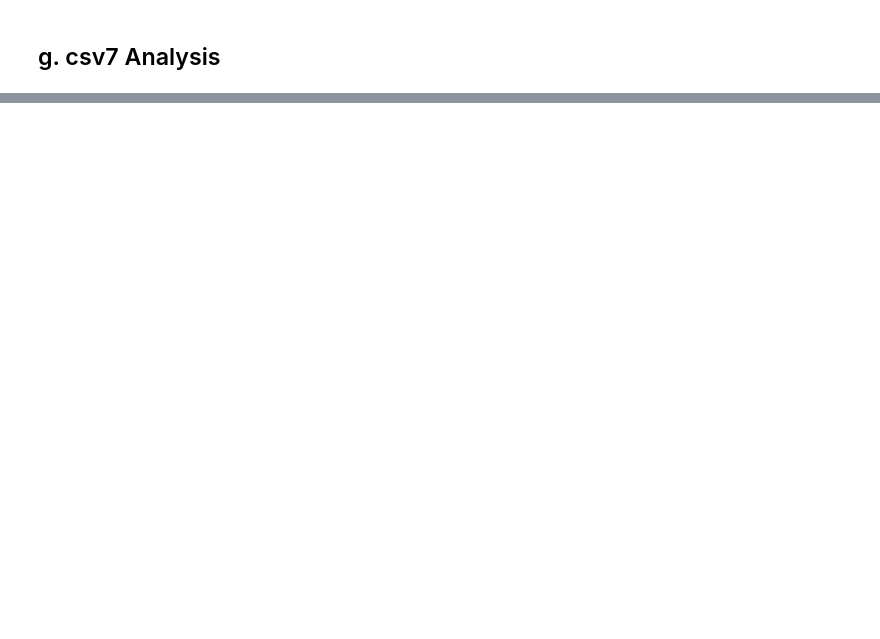
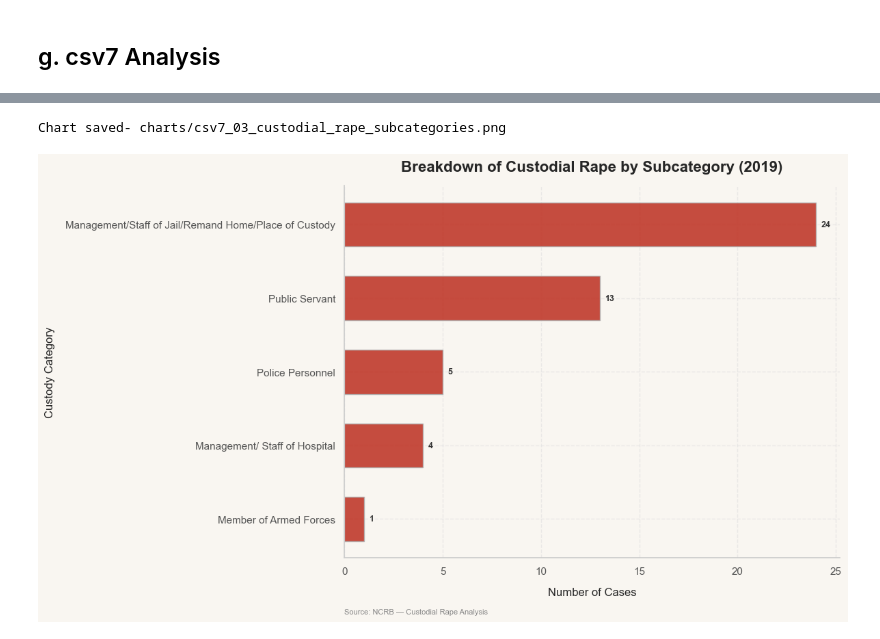
Before and after one commit to bhavya25-ds/The-Committee-Will-Look-Into-It, a Jupyter notebook: 02_Gender_Injustice/03_02_Analysis.ipynb, the cells around one changed output, grey strips where cells are left out. Saved outputs shown, nothing was run; the diff lists cells and outputs as text; code cells hidden in the pictures; blank space fills up the shorter version.

```diff
--- a/02_Gender_Injustice/03_02_Analysis.ipynb
+++ b/02_Gender_Injustice/03_02_Analysis.ipynb
@@ -1007,7 +1089,7 @@ plt.show()
 u.set_style()
 
 # Filter for Custodial Rape records and aggregate by custody subcategories
-custodial_df = csv7[csv7['Offense_Category'].str.contains("Custodial", case=False, na=False)]
+custodial_df = csv7[csv7["Offense_Category"].str.strip().str.lower() == "custodial"]
 subcat_totals = custodial_df.groupby('Offense_Subcategory')["Incidents"].sum().sort_values(ascending=True)
 
 fig, ax = plt.subplots(figsize=(12, 7))
@@ -1024,33 +1106,36 @@ bars = ax.barh(
 )
 
 ax.set_title(
     "Breakdown of Custodial Rape by Subcategory (2019)",
     fontsize=16,
     fontweight="bold",
     pad=15,
 )
 ax.set_xlabel("Number of Cases", fontsize=12)
 ax.set_ylabel("Custody Category", fontsize=12)
 
 for bar in bars:
     width = bar.get_width()
     ax.annotate(
         f"{width:,.0f}",
         xy=(width, bar.get_y() + bar.get_height() / 2),
         xytext=(5, 0),
         textcoords="offset points",
         ha="left",
         va="center",
         fontsize=9,
         fontweight="bold",
         color="#333333",
     )
 
 u.add_source(ax, "NCRB — Custodial Rape Analysis")
 
 plt.tight_layout()
 u.save_fig(fig, "charts", "csv7_03_custodial_rape_subcategories.png")
 plt.show()
+# %% [output]
+Chart saved- charts/csv7_03_custodial_rape_subcategories.png
+[figure, added]
 # %%
 # Filter specifically for Uttar Pradesh custodial rape subcategories
 up_custodial = csv7[
```
Also changed, not shown: parts of 18 cells of this notebook, 3 other files.
